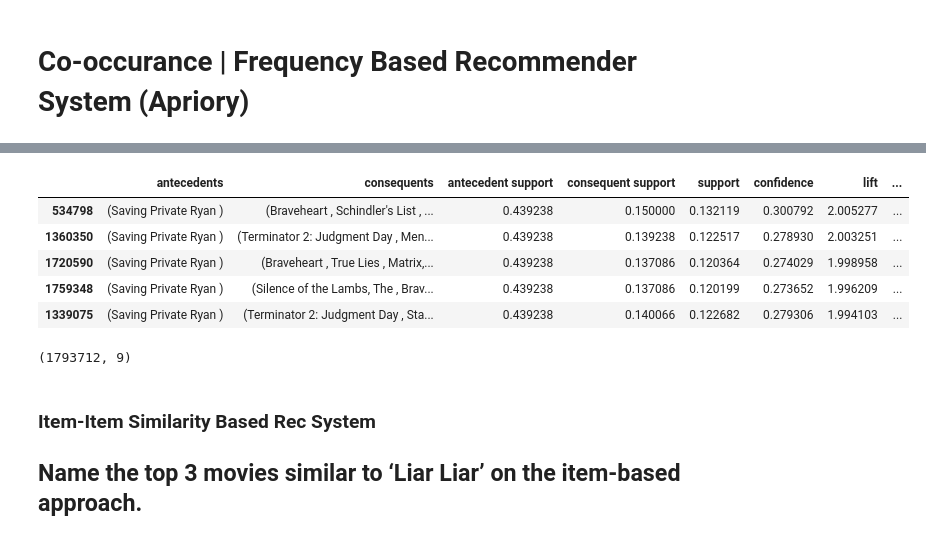
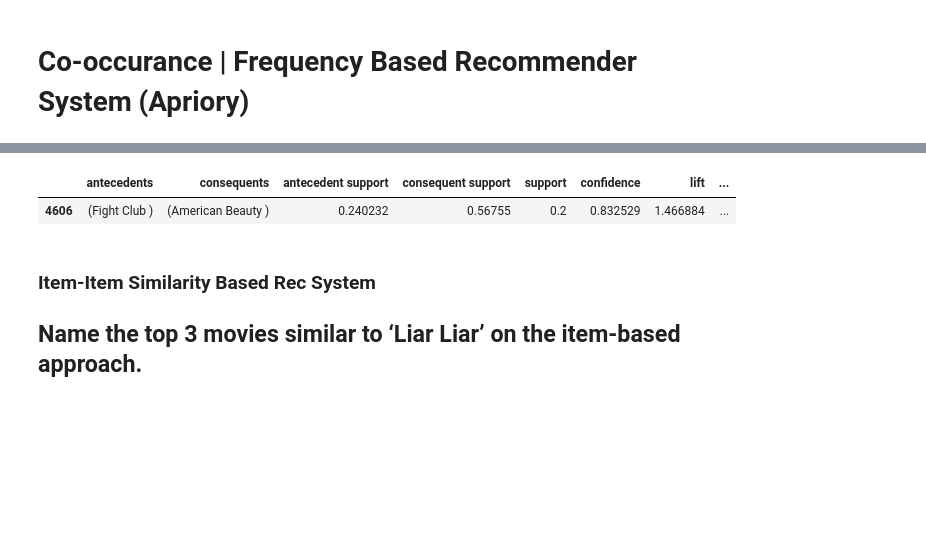
Before and after one commit to 28101991SUNNY/BusinessCase_Data_Exploration-, a Jupyter notebook: Recommender System for OTT/OTT_Rec_system_Case_Study.ipynb, the cells around one changed output, grey strips where cells are left out. Saved outputs shown, nothing was run; the diff lists cells and outputs as text; code cells hidden in the pictures; blank space fills up the shorter version.

```diff
--- a/Recommender System for OTT/OTT_Rec_system_Case_Study.ipynb
+++ b/Recommender System for OTT/OTT_Rec_system_Case_Study.ipynb
@@ -531,16 +695,8 @@ rules.shape
 # %%
-rules[rules["antecedents"] == rules.loc[1378603]["antecedents"]].sort_values(by="lift",ascending=False).head(5)
+rules[rules["antecedents"] == rules.loc[4606]["antecedents"]].sort_values(by="lift",ascending=False).head(5)
 # %% [output]
 |  | antecedents | consequents | antecedent support | consequent support | support | confidence | lift | ... |
-| 534798 | (Saving Private Ryan ) | (Braveheart , Schindler's List , ... | 0.439238 | 0.150000 | 0.132119 | 0.300792 | 2.005277 | ... |
-| 1360350 | (Saving Private Ryan ) | (Terminator 2: Judgment Day , Men... | 0.439238 | 0.139238 | 0.122517 | 0.278930 | 2.003251 | ... |
-| 1720590 | (Saving Private Ryan ) | (Braveheart , True Lies , Matrix,... | 0.439238 | 0.137086 | 0.120364 | 0.274029 | 1.998958 | ... |
-| 1759348 | (Saving Private Ryan ) | (Silence of the Lambs, The , Brav... | 0.439238 | 0.137086 | 0.120199 | 0.273652 | 1.996209 | ... |
-| 1339075 | (Saving Private Ryan ) | (Terminator 2: Judgment Day , Sta... | 0.439238 | 0.140066 | 0.122682 | 0.279306 | 1.994103 | ... |
+| 4606 | (Fight Club ) | (American Beauty ) | 0.240232 | 0.56755 | 0.2 | 0.832529 | 1.466884 | ... |
-# %%
-rules.shape
-# %% [output]
-(1793712, 9)
 # %% [markdown]
 ### Item-Item Similarity Based Rec System
 
```
Also changed, not shown: parts of 76 cells of this notebook.
